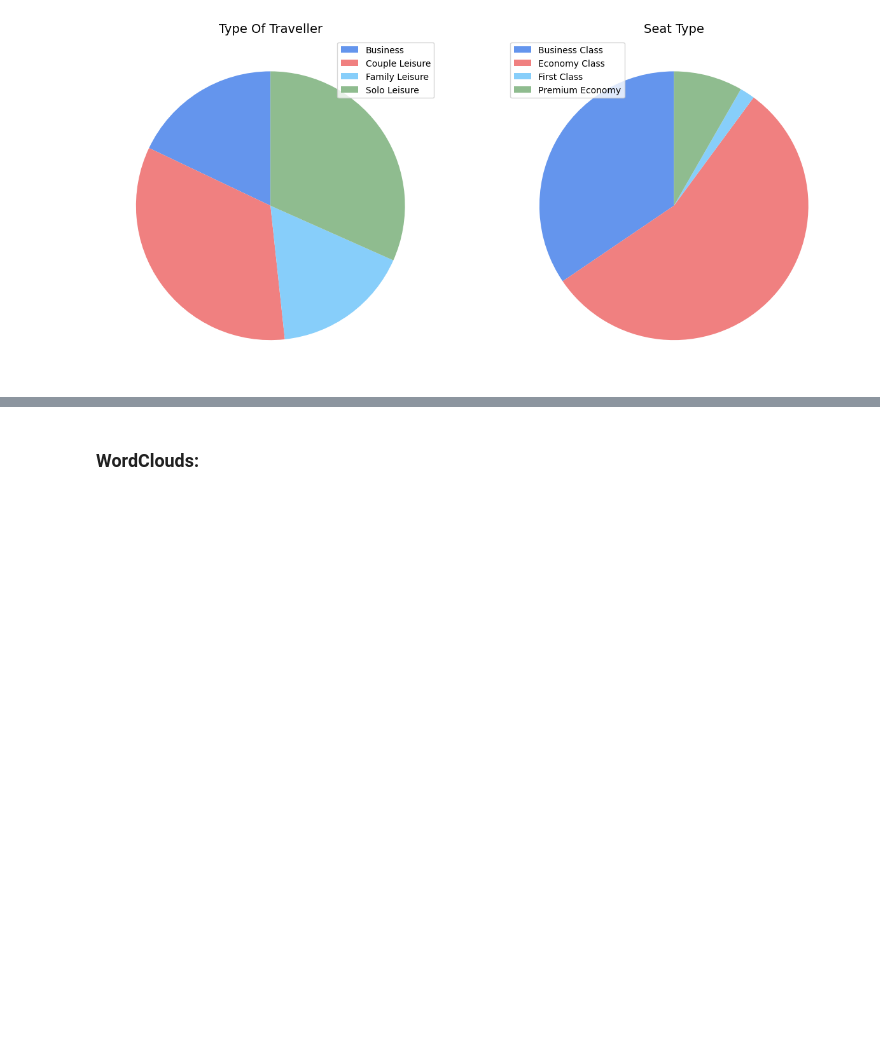
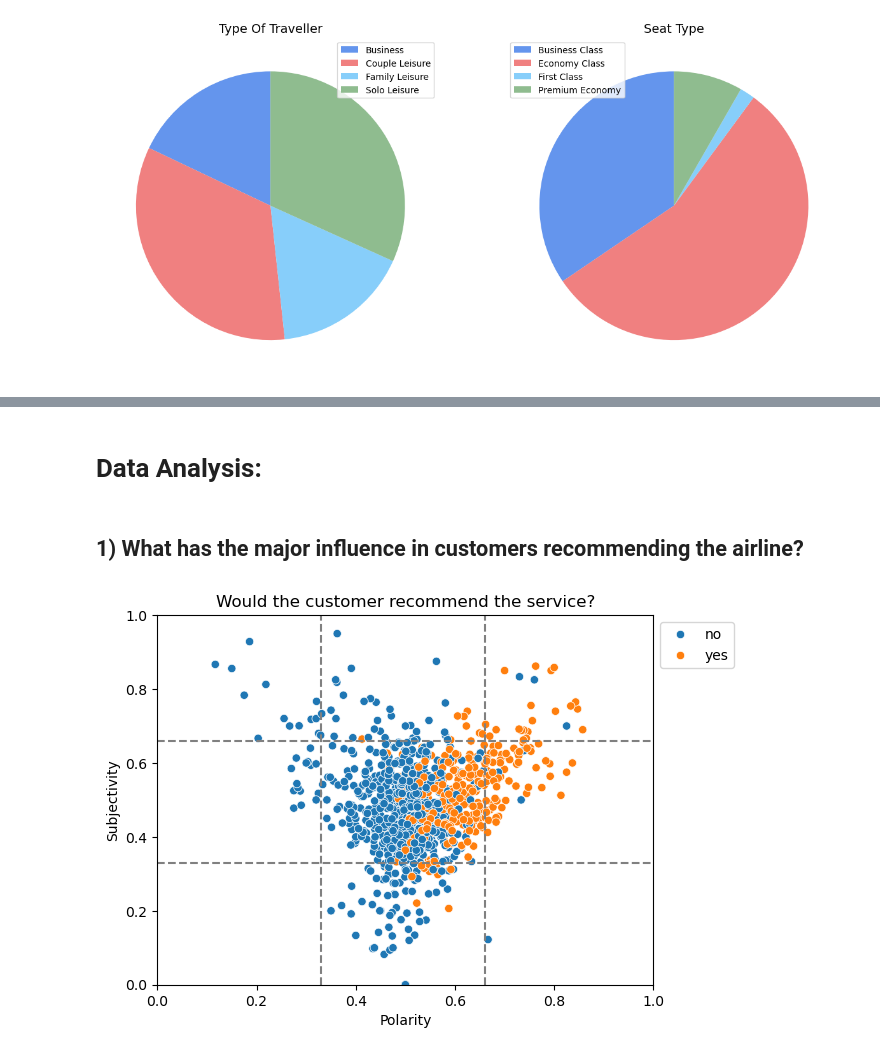
Before and after one commit to angelicads93/airline_services_analysis, a Jupyter notebook: Analysis.ipynb, the cells around one changed output, grey strips where cells are left out. Cells and saved outputs as stored; diff of their text form; code cells hidden in the pictures; blank space fills up the shorter version.

```diff
--- a/Analysis.ipynb
+++ b/Analysis.ipynb
@@ -313,0 +326,7 @@ cursor_obj.close()
+# %%
+for feature in num_features:
+    df[feature] = df[feature].replace({np.nan: -1})
+    df[feature] = df[feature].astype(int)
+df['Comment'] = df['Comment'].replace({'"': "\'"}, regex=True)
+df['normalized_polarity'] = round(df['normalized_polarity'],3)
+df['normalized_subjectivity'] = round(df['normalized_subjectivity'],3)
@@ -339,2 +369,0 @@ for i in range(len(sentences)):
-# %% [markdown]
-### WordClouds:
@@ -340,0 +432,19 @@ for i in range(len(sentences)):
+# %% [markdown]
+# Data Analysis:
+# %% [markdown]
+## 1) What has the major influence in customers recommending the airline?
+# %%
+g = sns.scatterplot(data=df, x='normalized_polarity', y='normalized_subjectivity', hue="Recommended")
+sns.move_legend(g, "upper left", title='', frameon=True, bbox_to_anchor=(1, 1))
+g.axvline(x=0.33, color='gray', linestyle='--')
+g.axvline(x=0.66, color='gray', linestyle='--')
+g.axhline(y=0.33, color='gray', linestyle='--')
+g.axhline(y=0.66, color='gray', linestyle='--')
+g.set_xlim(0, 1)
+g.set_ylim(0,1)
+g.set_xlabel('Polarity')
+g.set_ylabel('Subjectivity')
+g.set_title("Would the customer recommend the service?")
+plt.show()
+# %% [output]
+[figure, added]
```
Also changed, not shown: parts of 43 cells of this notebook.
